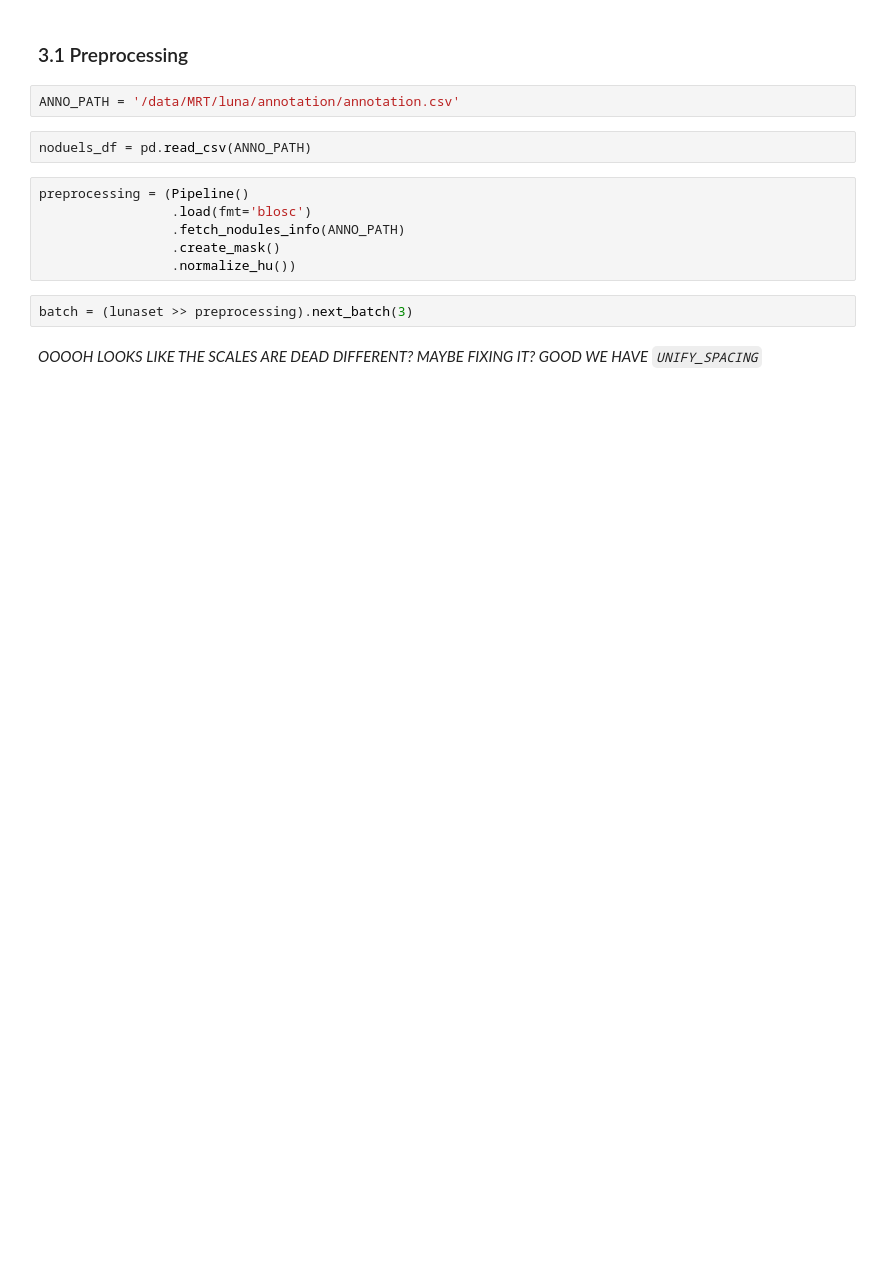
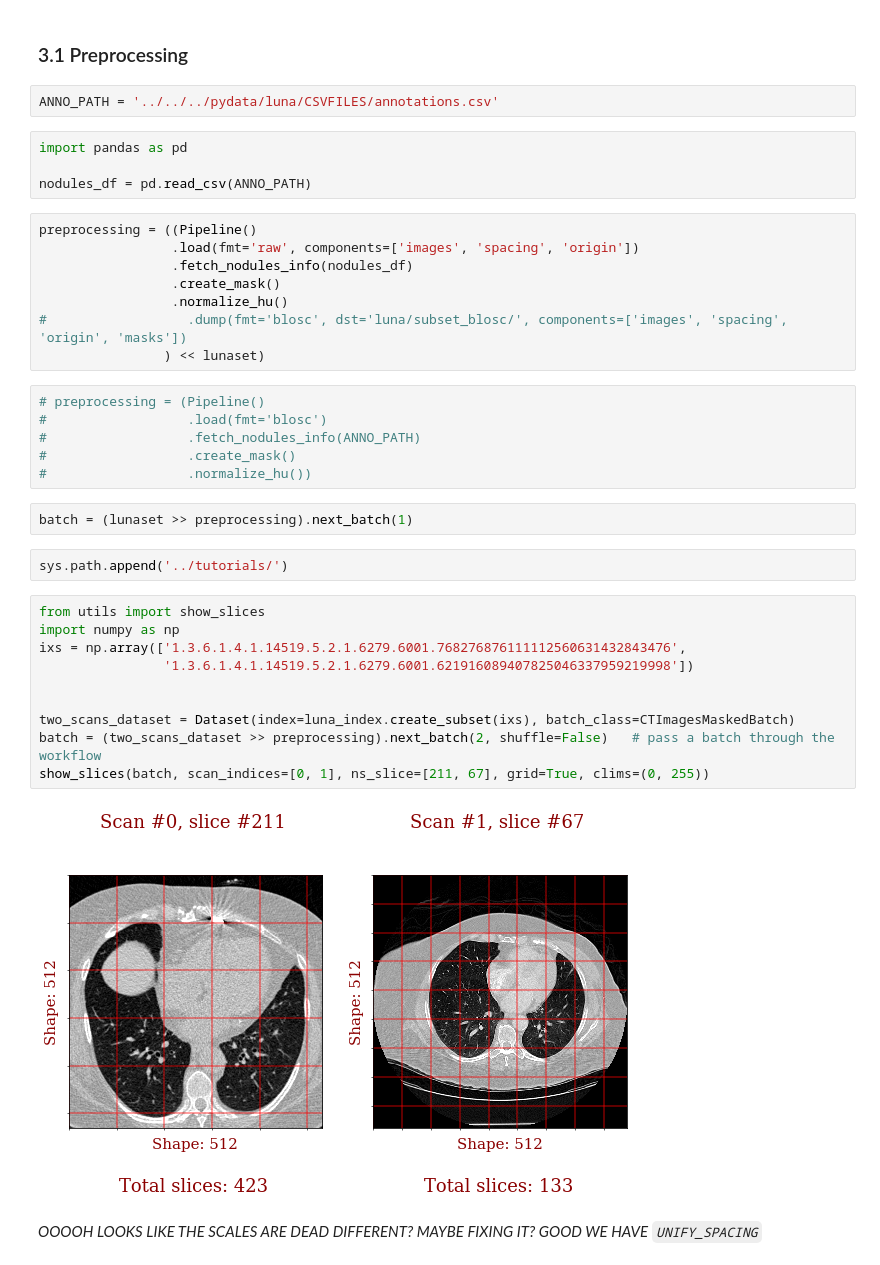
Before and after one commit to analysiscenter/radio, a Jupyter notebook: examples/NB.ipynb, the cells around one changed output. Saved outputs shown, nothing was run; the diff lists cells and outputs as text; blank space fills up the shorter version.

```diff
--- a/examples/NB.ipynb
+++ b/examples/NB.ipynb
@@ -38,17 +64,41 @@ batch = (dataset >> some_pipeline).next_batch(3)
 # %% [markdown]
 ### 3.1 Preprocessing
 # %%
-ANNO_PATH = '/data/MRT/luna/annotation/annotation.csv'
+ANNO_PATH = '../../../pydata/luna/CSVFILES/annotations.csv'
 # %%
-noduels_df = pd.read_csv(ANNO_PATH)
+import pandas as pd
+
+nodules_df = pd.read_csv(ANNO_PATH)
+# %%
+preprocessing = ((Pipeline()
+                 .load(fmt='raw', components=['images', 'spacing', 'origin'])
+                 .fetch_nodules_info(nodules_df)
+                 .create_mask()
+                 .normalize_hu()
+#                  .dump(fmt='blosc', dst='luna/subset_blosc/', components=['images', 'spacing', 'origin', 'masks'])
+                ) << lunaset)
 # %%
-preprocessing = (Pipeline()
-                 .load(fmt='blosc')
-                 .fetch_nodules_info(ANNO_PATH)
-                 .create_mask()
-                 .normalize_hu())
+# preprocessing = (Pipeline()
+#                  .load(fmt='blosc')
+#                  .fetch_nodules_info(ANNO_PATH)
+#                  .create_mask()
+#                  .normalize_hu())
 # %%
-batch = (lunaset >> preprocessing).next_batch(3)
+batch = (lunaset >> preprocessing).next_batch(1)
+# %%
+sys.path.append('../tutorials/')
+# %%
+from utils import show_slices
+import numpy as np
+ixs = np.array(['1.3.6.1.4.1.14519.5.2.1.6279.6001.768276876111112560631432843476',
+                '1.3.6.1.4.1.14519.5.2.1.6279.6001.621916089407825046337959219998'])
+
+
+two_scans_dataset = Dataset(index=luna_index.create_subset(ixs), batch_class=CTImagesMaskedBatch)
+batch = (two_scans_dataset >> preprocessing).next_batch(2, shuffle=False)   # pass a batch through the workflow
+show_slices(batch, scan_indices=[0, 1], ns_slice=[211, 67], grid=True, clims=(0, 255))
+# %% [output]
+[figure, added]
 # %% [markdown]
 *OOOOH LOOKS LIKE THE SCALES ARE DEAD DIFFERENT? MAYBE FIXING IT? GOOD WE HAVE `UNIFY_SPACING`*
 # %%
```
Also changed, not shown: parts of 11 cells of this notebook, 1 other file.
